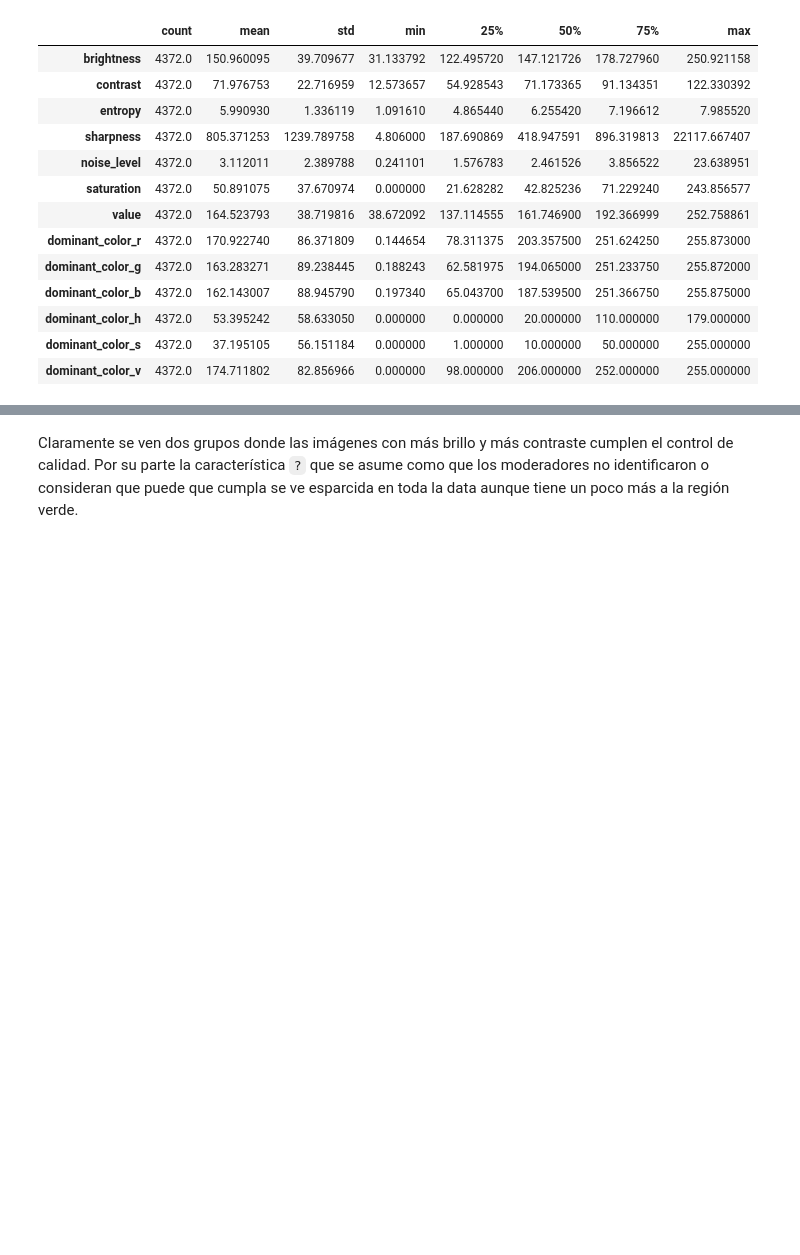
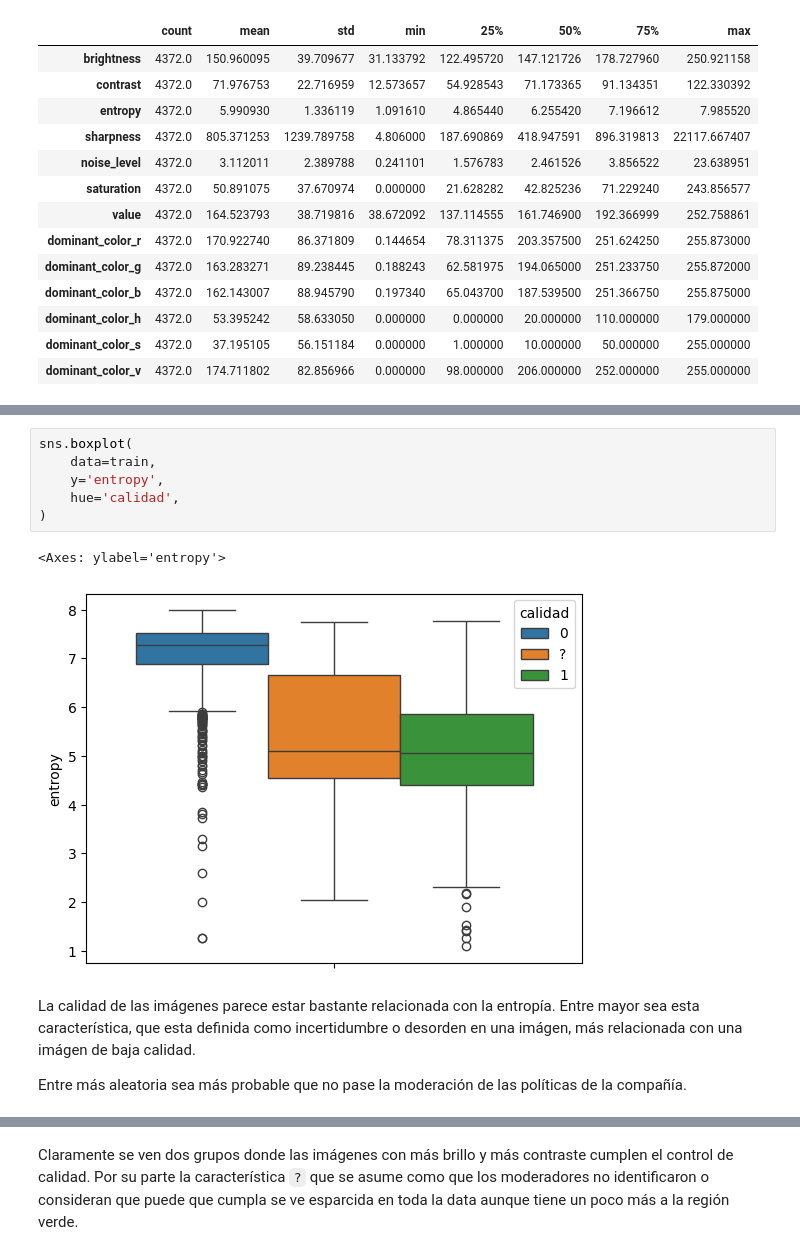
Before and after one commit to jucasamesa/prueba_tecnica_cvc, a Jupyter notebook: image-classification-app/notebooks/prueba_tecnica_cvc.ipynb, the cells around one changed output, grey strips where cells are left out. Saved outputs shown, nothing was run; the diff lists cells and outputs as text; blank space fills up the shorter version.

Commit message:
ajustes finales entrega prueba

```diff
--- a/image-classification-app/notebooks/prueba_tecnica_cvc.ipynb
+++ b/image-classification-app/notebooks/prueba_tecnica_cvc.ipynb
@@ -275 +281,14 @@ val['calidad'] =  val['correct_background?']
+# %%
+sns.boxplot(
+    data=train,
+    y='entropy',
+    hue='calidad',
+)
+# %% [output]
+<Axes: ylabel='entropy'>
+[figure, added]
+# %% [markdown]
+La calidad de las imágenes parece estar bastante relacionada con la entropía. Entre mayor sea esta característica, que esta definida como incertidumbre o desorden en una imágen, más relacionada con una imágen de baja calidad.
+
+Entre más aleatoria sea más probable que no pase la moderación de las políticas de la compañía.
 # %%
```
Also changed, not shown: parts of 62 cells of this notebook, 14 other files.
